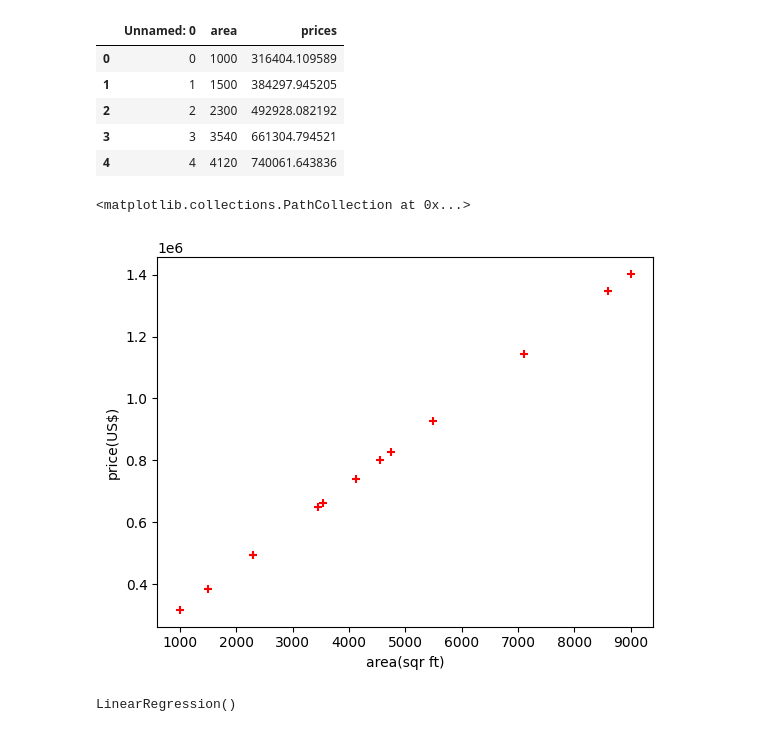
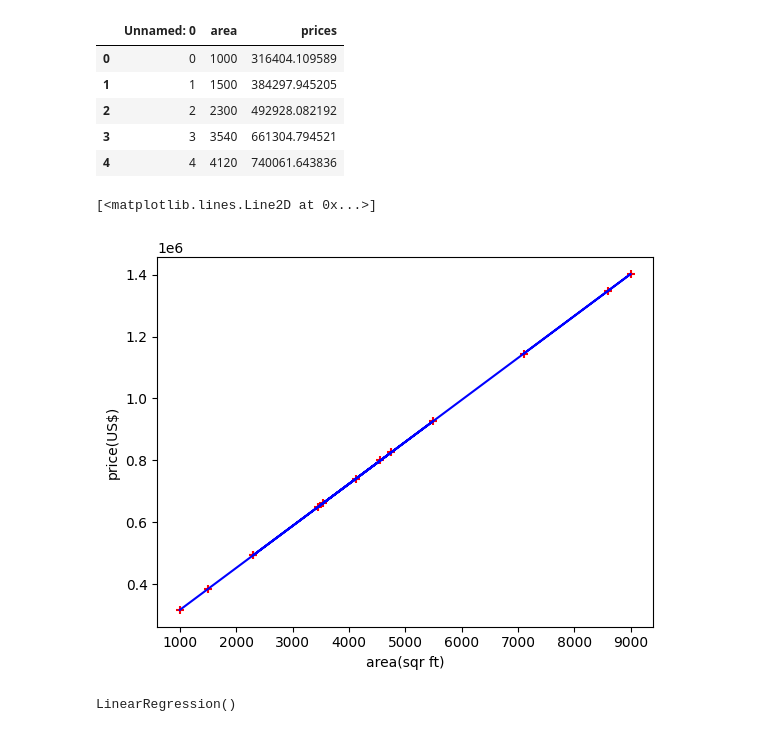
Before and after one commit to SarthakDodeja/HousePricePredictor, a Jupyter notebook: HousePricePredictor.ipynb, the cells around one changed output. Cells and saved outputs as stored; diff of their text form; code cells hidden in the pictures.

```diff
--- a/HousePricePredictor.ipynb
+++ b/HousePricePredictor.ipynb
@@ -19,12 +19,14 @@ df.head()
 # %%
 %matplotlib inline
 # this is used to for making visualization plot
 plt.xlabel('area(sqr ft)')
 plt.ylabel('price(US$)')
 plt.scatter(df.area,df.prices,color = 'red', marker = '+')
+# now to draw a linear line -> which represents the price to area curve
+plt.plot(df.area,reg.predict(df[['area']]),color = 'blue')
 # %% [output]
-<matplotlib.collections.PathCollection at 0x...>
+[<matplotlib.lines.Line2D at 0x...>]
-[figure, old version]
+[figure, new version]
 # %%
 reg = linear_model.LinearRegression()
 # fit is that you are training the linear regression model with the data available
```
